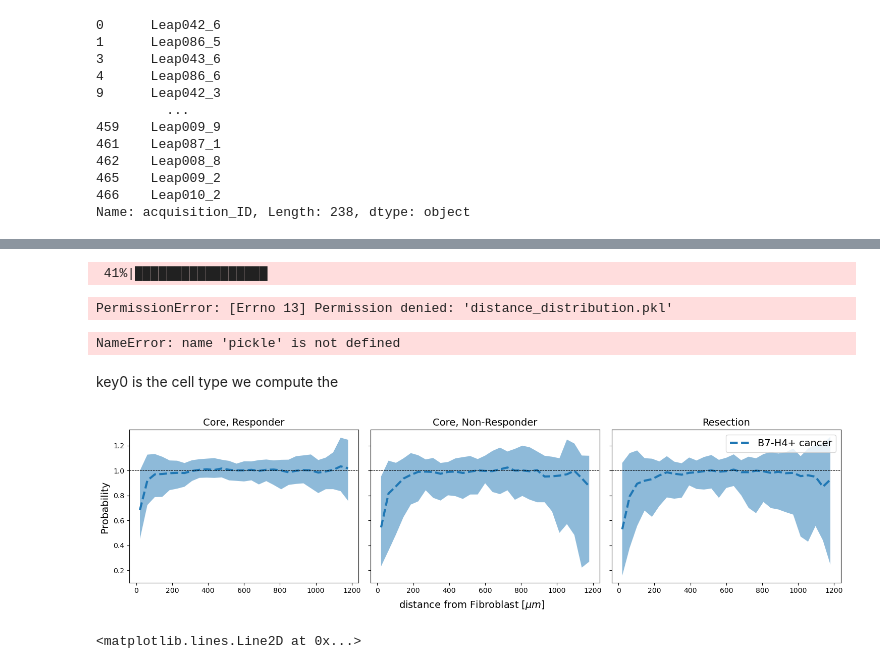
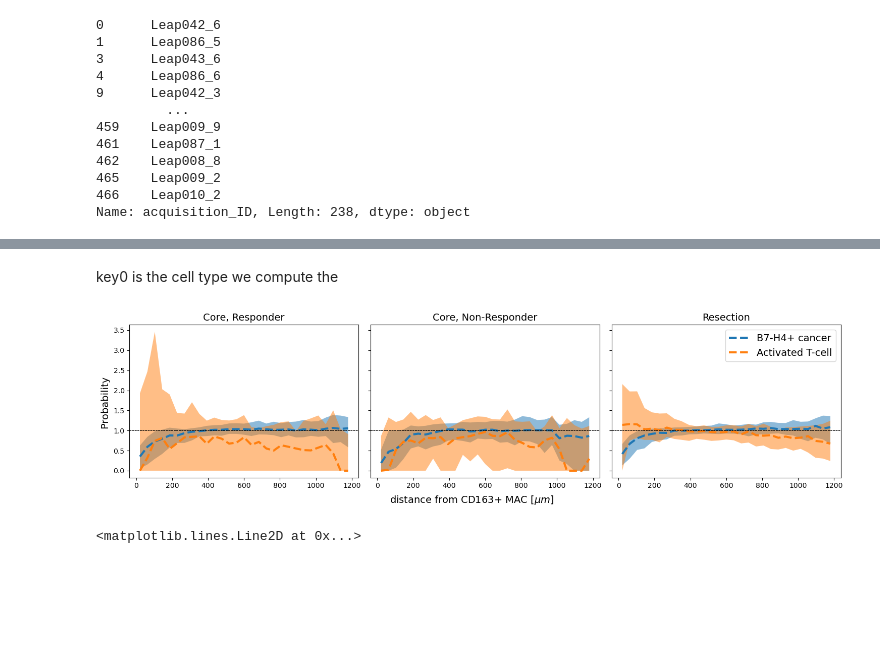
Before and after one commit to Schumacher-group/IMC_TNBC_analysis, a Jupyter notebook: results_analysis/spatial.ipynb, the cells around one changed output, grey strips where cells are left out. Drawn from its saved outputs; the diff is of its cells as text; code cells hidden in the pictures; blank space fills up the shorter version.

Commit message:
sorting file name

```diff
--- a/results_analysis/spatial.ipynb
+++ b/results_analysis/spatial.ipynb
@@ -372,73 +370,55 @@ Line below generates a nested structures of dictionary. After this cell, you can
-# %%
-resection = adata[adata.obs['SAMPLE_TYPE_(CORE/RESECTION)']=='RESECTION']
-dic = {}
-for key0 in types_to_inspect:
-    dic_pCR_temp,dic_nR_temp,x =  distance_dictionary(key0,core,types_to_inspect,by_response_status = True)
-    dic_resection_temp,x =  distance_dictionary(key0,resection,types_to_inspect,by_response_status = False)
-    dic_pCR[key0] = dic_pCR_temp
-    dic_nR[key0] = dic_nR_temp
-    dic_resection[key0] = dic_resection_temp
-#dic,x =  distance_dictionary(key0,adata,types_to_inspect,by_response_status = False)
-# %% [output]
- 41%|█████████████████
 # %%
 import pickle
-with open('distance_distribution.pkl', 'wb') as f:
-    pickle.dump({'resection':dic_resection,'pCR':dic_pCR,'non_responder':dic_nR}, f)
-dic_resection.keys()
-# %% [output]
-PermissionError: [Errno 13] Permission denied: 'distance_distribution.pkl'
 # %%
 with open('distance_distribution.pkl', 'rb') as f:
     loaded_dict = pickle.load(f)
-# %% [output]
-NameError: name 'pickle' is not defined
 # %%
 dic_resection = loaded_dict['resection']
 dic_pCR = loaded_dict['pCR']
 dic_nR = loaded_dict['non_responder']
+x = loaded_dict['x']
 # %% [markdown]
 key0 is the cell type we compute the
 # %%
-key0 = 'Fibroblast'#'CD163+ MAC'
+key0 = 'CD163+ MAC'#'Fibroblast'#'CD163+ MAC'
 dic_resection_key0 = dic_resection[key0]
 dic_pCR_key0  = dic_pCR[key0]
 dic_nR_key0 = dic_nR[key0]
 f,axs = plt.subplots(ncols=3,nrows=1,figsize = (15,4),sharey=True)
-for key in  ['B7-H4+ cancer']:
-    #'CD163+ MAC''Activated T-cell'
+for key in  ['B7-H4+ cancer','Activated T-cell']:
+    #
     #responders
     axs[0].plot((x[1:]+x[:-1])/2,np.nanmedian(dic_pCR_key0[key],axis = 0),label = key,ls = '--',lw = 3)
     q75, q25 = np.nanpercentile(dic_pCR_key0[key], [75 ,25],axis = 0)
     axs[0].fill_between((x[1:]+x[:-1])/2,q75,q25,alpha = 0.5)
     axs[0].set_title('Core, Responder',fontsize = 14)
     axs[1].plot((x[1:]+x[:-1])/2,np.nanmedian(dic_nR_key0[key],axis = 0),label = key,ls = '--',lw = 3)
     q75, q25 = np.nanpercentile(dic_nR_key0[key], [75 ,25],axis = 0)
     axs[1].fill_between((x[1:]+x[:-1])/2,q75,q25,alpha = 0.5)
     axs[1].set_title('Core, Non-Responder',fontsize = 14)
     axs[2].plot((x[1:]+x[:-1])/2,np.nanmedian(dic_resection_key0[key],axis = 0),label = key,ls = '--',lw = 3)
     q75, q25 = np.nanpercentile(dic_resection_key0[key], [75 ,25],axis = 0)
     axs[2].fill_between((x[1:]+x[:-1])/2,q75,q25,alpha = 0.5)
     axs[2].set_title('Resection',fontsize = 14)
     axs[0].axhline(1,ls = '--',c = 'k',lw = 0.7)
     axs[1].axhline(1,ls = '--',c = 'k',lw = 0.7)
     axs[2].axhline(1,ls = '--',c = 'k',lw = 0.7)
 plt.xlabel(' ')
 plt.legend(loc = 'lower right')
 plt.tight_layout()
 #axs[0].set_ylabel('$\\frac{P(X|\mathrm{CD163^+MAC})}{P(X)}$',fontsize = 16)
 axs[0].set_ylabel('Probability ',fontsize = 14)
 
 f.text(0.5, 0.02, 'distance from '+key0+' [$\mu m$]', ha='center',fontsize = 14)
 #f.text(0.5, 0.02, 'distance from $\mathrm{CD163^+MAC}$ [$\mu m$]', ha='center',fontsize = 14)
 #f.text(0.5, 0.96,'$P(X|\mathrm{CD163})/P(X)$',fontsize = 14)
 
 plt.legend(fontsize = 14)
 plt.tight_layout()
 #plt.savefig(output_fig+'/spatial/co_occurrence_CD163Mac.png')
 plt.show()
 # %% [output]
-[figure, old version]
+[figure, new version]
 # %%
 axs[0].axhline()
 # %% [output]
```
Also changed, not shown: parts of 12 cells of this notebook, 14 other files.
